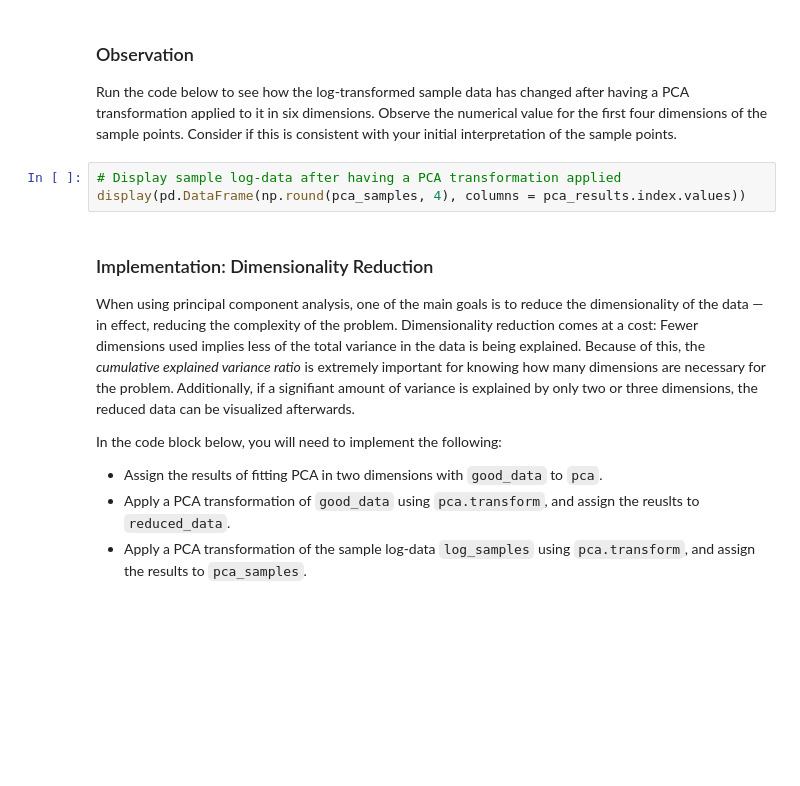
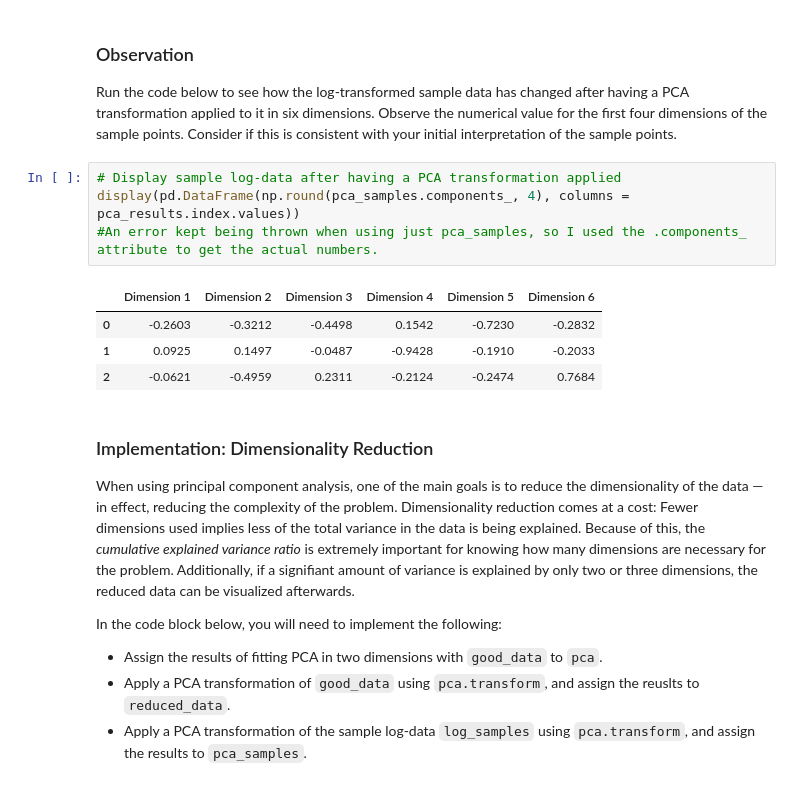
Before and after one commit to theofanislekkas/mlnd, a Jupyter notebook: customer_segments/customer_segments.ipynb, the cells around one changed output. Drawn from its saved outputs; the diff is of its cells as text; blank space fills up the shorter version.

```diff
--- a/customer_segments/customer_segments.ipynb
+++ b/customer_segments/customer_segments.ipynb
@@ -323,7 +350,13 @@ pca_results = rs.pca_results(good_data, pca)
 Run the code below to see how the log-transformed sample data has changed after having a PCA transformation applied to it in six dimensions. Observe the numerical value for the first four dimensions of the sample points. Consider if this is consistent with your initial interpretation of the sample points.
 # %%
 # Display sample log-data after having a PCA transformation applied
-display(pd.DataFrame(np.round(pca_samples, 4), columns = pca_results.index.values))
+display(pd.DataFrame(np.round(pca_samples.components_, 4), columns = pca_results.index.values))
+#An error kept being thrown when using just pca_samples, so I used the .components_ attribute to get the actual numbers.
+# %% [output]
+|  | Dimension 1 | Dimension 2 | Dimension 3 | Dimension 4 | Dimension 5 | Dimension 6 |
+| 0 | -0.2603 | -0.3212 | -0.4498 | 0.1542 | -0.7230 | -0.2832 |
+| 1 | 0.0925 | 0.1497 | -0.0487 | -0.9428 | -0.1910 | -0.2033 |
+| 2 | -0.0621 | -0.4959 | 0.2311 | -0.2124 | -0.2474 | 0.7684 |
 # %% [markdown]
 ### Implementation: Dimensionality Reduction
 When using principal component analysis, one of the main goals is to reduce the dimensionality of the data — in effect, reducing the complexity of the problem. Dimensionality reduction comes at a cost: Fewer dimensions used implies less of the total variance in the data is being explained. Because of this, the *cumulative explained variance ratio* is extremely important for knowing how many dimensions are necessary for the problem. Additionally, if a signifiant amount of variance is explained by only two or three dimensions, the reduced data can be visualized afterwards.
```
Also changed, not shown: parts of 22 cells of this notebook.
